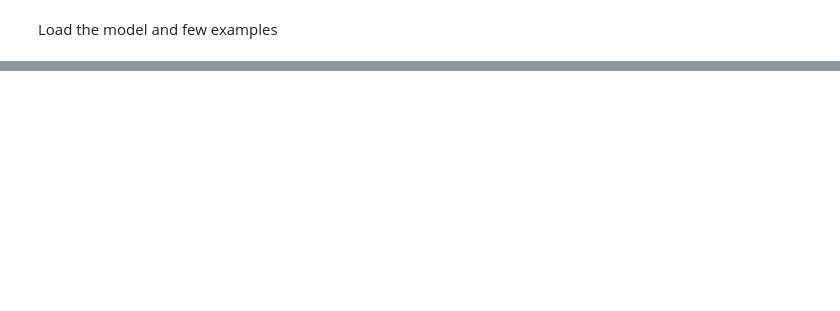
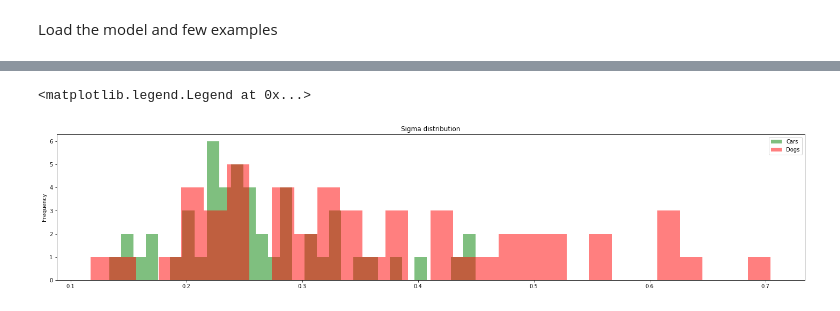
Before and after one commit to stecaron/deep-stat-thesis, a Jupyter notebook: notebooks/reconstruction_examples.ipynb, the cells around one changed output, grey strips where cells are left out. Saved outputs shown, nothing was run; the diff lists cells and outputs as text; code cells hidden in the pictures; blank space fills up the shorter version.

```diff
--- a/notebooks/reconstruction_examples.ipynb
+++ b/notebooks/reconstruction_examples.ipynb
@@ -86,0 +146,11 @@ print(numpy.mean(numpy.mean(numpy.exp(z_logvar[5:9].detach().numpy()), 0)))
+# %%
+logvar_cars = numpy.mean(numpy.exp(z_logvar[0:cutoff]), axis=1)
+logvar_dogs = numpy.mean(numpy.exp(z_logvar[cutoff:NB_EXAMPLES]), axis=1)
+kwargs = dict(alpha=0.5, bins=30)
+plt.hist(logvar_cars, **kwargs, color='g', label='Cars')
+plt.hist(logvar_dogs, **kwargs, color='r', label='Dogs')
+plt.gca().set(title='Sigma distribution', ylabel='Frequency')
+plt.legend()
+# %% [output]
+<matplotlib.legend.Legend at 0x...>
+[figure, added]
```
Also changed, not shown: parts of 7 cells of this notebook, 8 other files.
